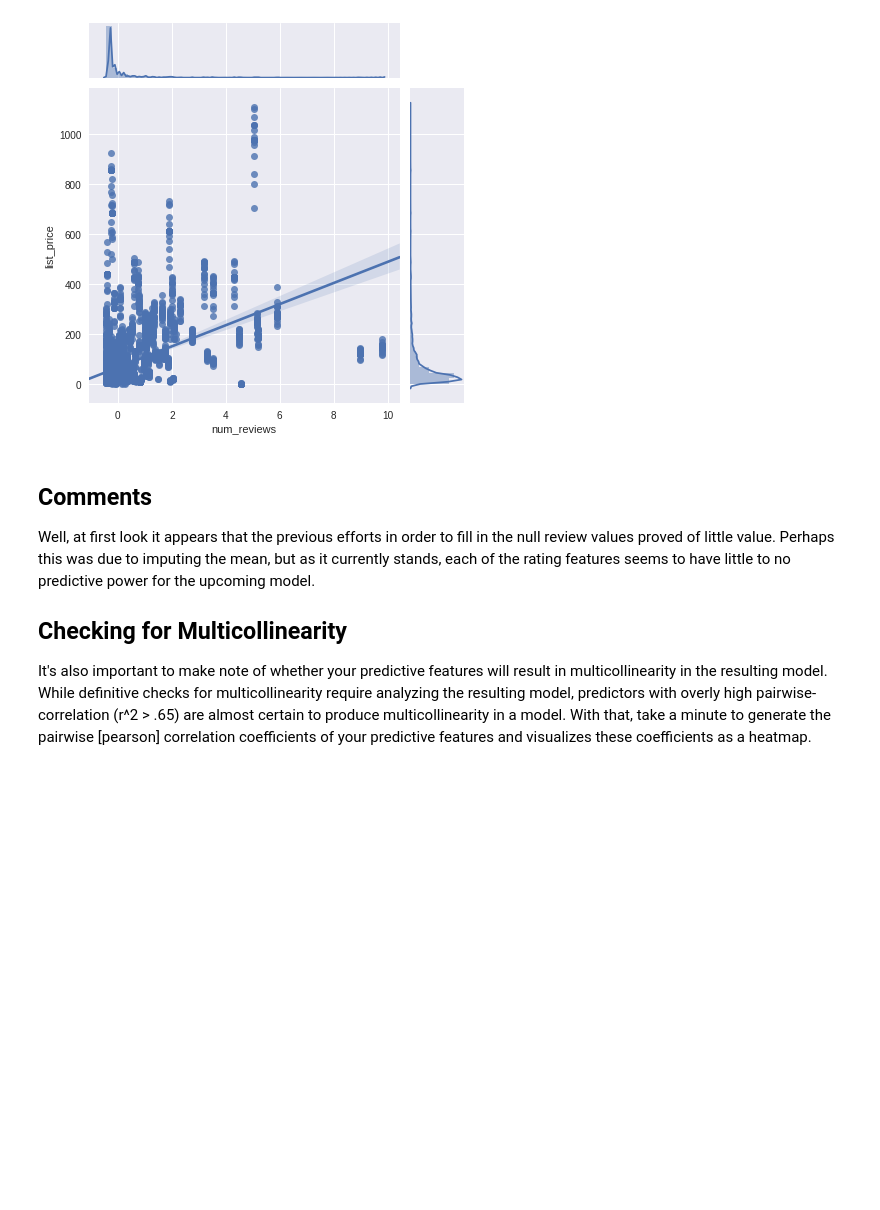
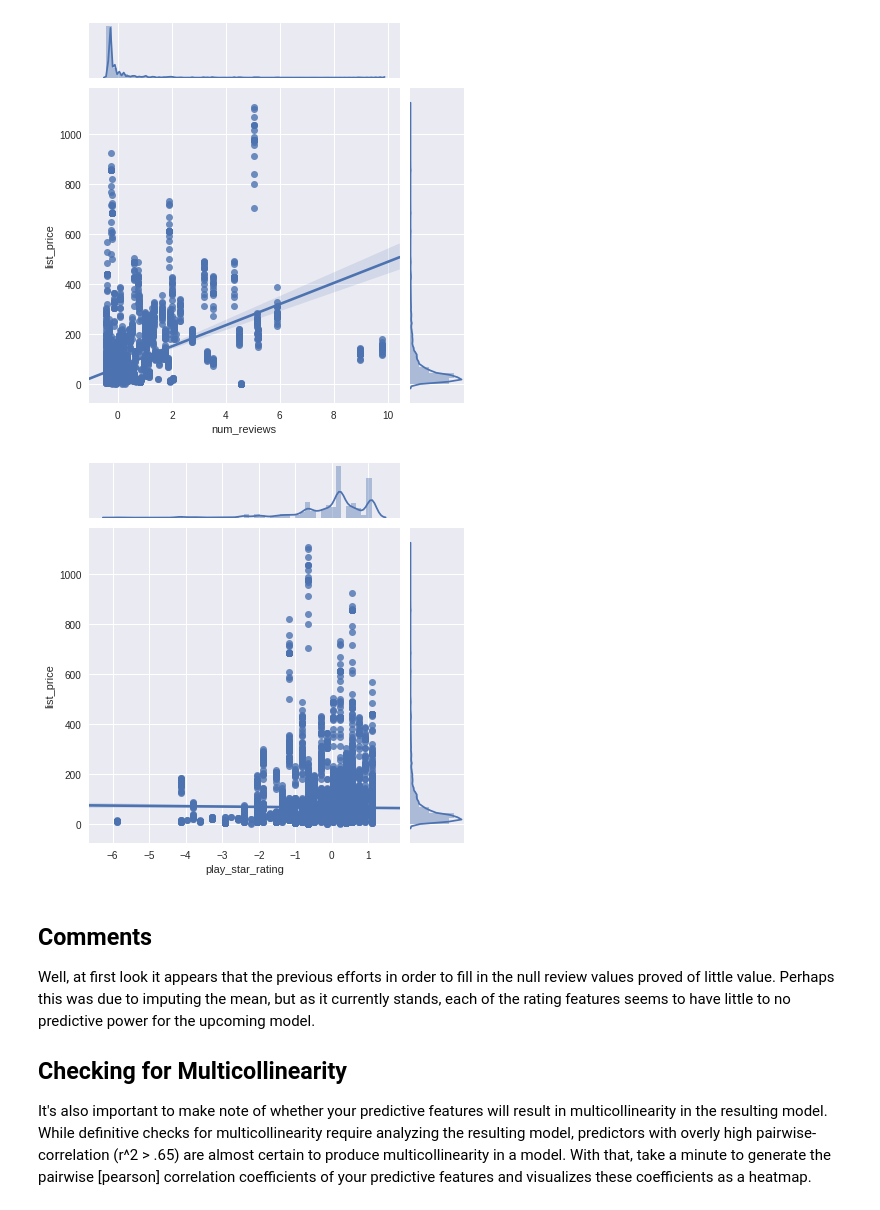
Before and after one commit to zaborowm/dsc-exploring-your-data-lab-nyc-ds-career-042219, a Jupyter notebook: index.ipynb, the cells around one changed output. Cells and saved outputs as stored; diff of their text form; code cells hidden in the pictures; blank space fills up the shorter version.

```diff
--- a/index.ipynb
+++ b/index.ipynb
@@ -78,6 +78,9 @@ sns.jointplot("num_reviews","list_price", data=df, kind="reg");
 [figure]
 # %%
 #Your code here
+sns.jointplot("play_star_rating","list_price", data=df, kind="reg");
+# %% [output]
+[figure, added]
 # %%
 #Your code here
 # %%
```
